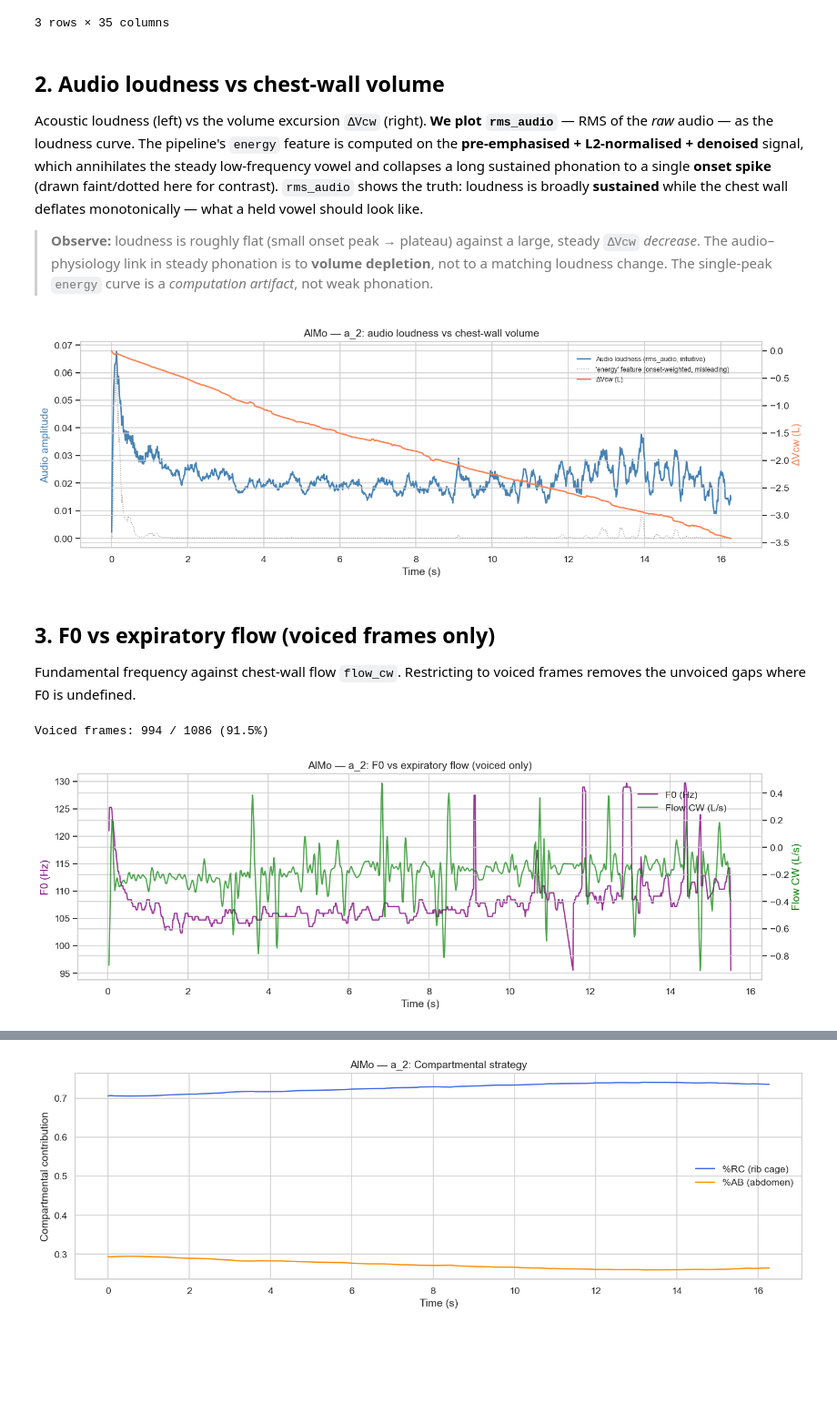
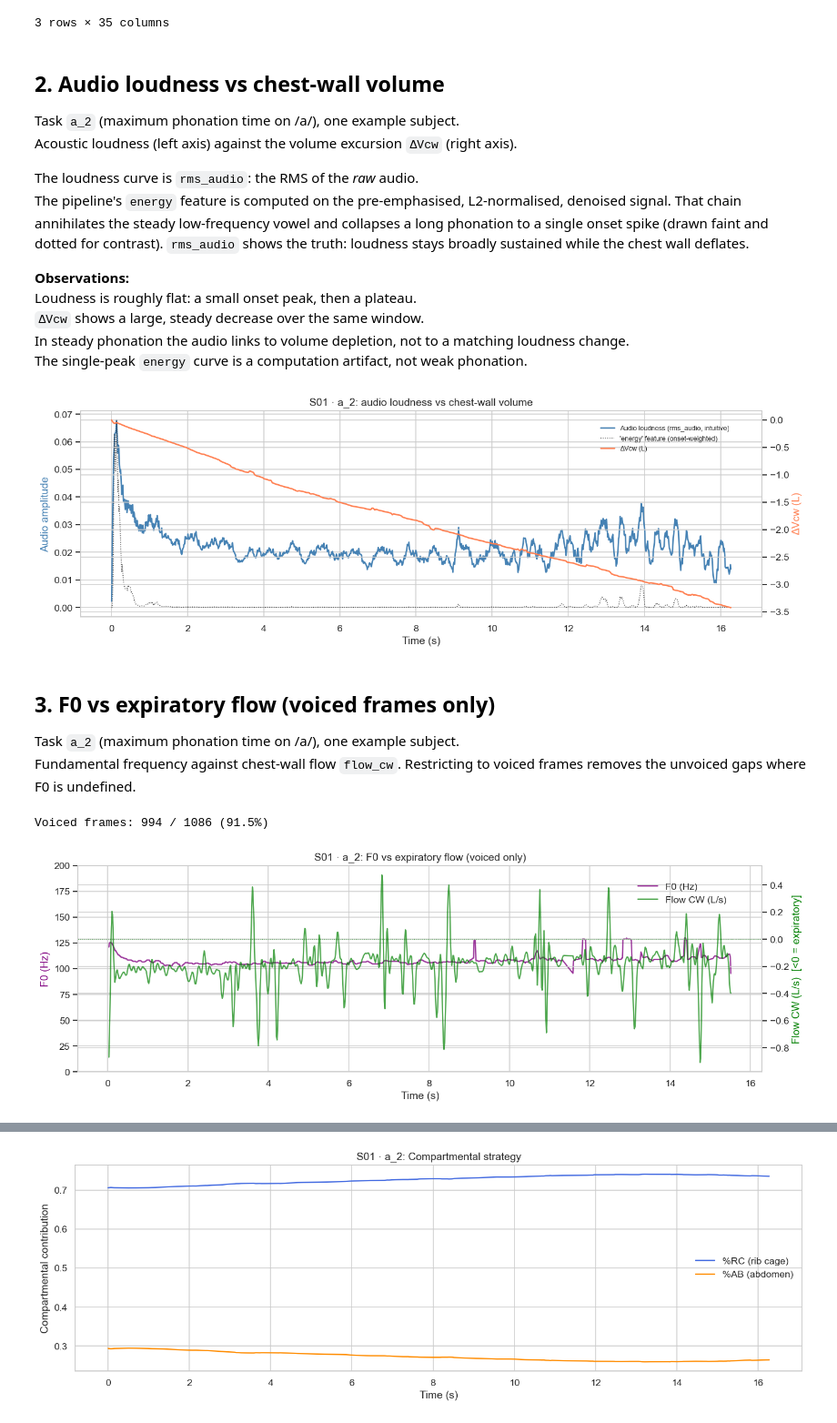
Before and after one commit to Frasavenix/Respiratory-Volumes-and-Speech-pneumophonic_pipeline, a Jupyter notebook: notebooks/02_paired_feature_visualization.ipynb, the cells around one changed output, grey strips where cells are left out. Shown at 91% size. Saved outputs shown, nothing was run; the diff lists cells and outputs as text; code cells hidden in the pictures; blank space fills up the shorter version.

```diff
--- a/notebooks/02_paired_feature_visualization.ipynb
+++ b/notebooks/02_paired_feature_visualization.ipynb
@@ -94,48 +102,56 @@ Compartmental check |Vrc + Vab - Vcw| = 3.25e-07 L  ->  OK
 3 rows × 35 columns
 # %% [markdown]
 ## 2. Audio loudness vs chest-wall volume
+Task `a_2` (maximum phonation time on /a/), one example subject.\
+Acoustic loudness (left axis) against the volume excursion `ΔVcw` (right axis).
 
-Acoustic loudness (left) vs the volume excursion `ΔVcw` (right). **We plot `rms_audio`** — RMS of the *raw* audio — as the loudness curve. The pipeline's `energy` feature is computed on the **pre-emphasised + L2-normalised + denoised** signal, which annihilates the steady low-frequency vowel and collapses a long sustained phonation to a single **onset spike** (drawn faint/dotted here for contrast). `rms_audio` shows the truth: loudness is broadly **sustained** while the chest wall deflates monotonically — what a held vowel should look like.
+The loudness curve is `rms_audio`: the RMS of the *raw* audio.\
+The pipeline's `energy` feature is computed on the pre-emphasised, L2-normalised, denoised signal. That chain annihilates the steady low-frequency vowel and collapses a long phonation to a single onset spike (drawn faint and dotted for contrast). `rms_audio` shows the truth: loudness stays broadly sustained while the chest wall deflates.
 
-> **Observe:** loudness is roughly flat (small onset peak → plateau) against a large, steady `ΔVcw` *decrease*. The audio–physiology link in steady phonation is to **volume depletion**, not to a matching loudness change. The single-peak `energy` curve is a *computation artifact*, not weak phonation.
+**Observations:**\
+Loudness is roughly flat: a small onset peak, then a plateau.\
+`ΔVcw` shows a large, steady decrease over the same window.\
+In steady phonation the audio links to volume depletion, not to a matching loudness change.\
+The single-peak `energy` curve is a computation artifact, not weak phonation.
 # %%
 fig, ax1 = plt.subplots(figsize=(13, 4.5))
 # rms_audio = true raw loudness (sustained); 'energy' is pre-emphasised+normalised
-# and collapses to an onset spike — shown faint/scaled for contrast only.
+# and collapses to an onset spike, shown faint/scaled for contrast only.
 amp = df['rms_audio'] if 'rms_audio' in df.columns else df['energy']
 ax1.plot(df['time'], amp, color='steelblue', lw=1.7, label='Audio loudness (rms_audio, intuitive)')
 if 'rms_audio' in df.columns and df['energy'].max() > 0:
     en = df['energy'] / df['energy'].max() * float(amp.max())
-    ax1.plot(df['time'], en, color='gray', lw=1.0, ls=':', alpha=0.75,
-             label="'energy' feature (onset-weighted, misleading)")
+    ax1.plot(df['time'], en, color='black', lw=1.0, ls=':', alpha=0.75,
+             label="'energy' feature (onset-weighted)")
 ax1.set_ylabel('Audio amplitude', color='steelblue'); ax1.set_xlabel('Time (s)')
 ax2 = ax1.twinx()
 ax2.plot(df['time'], df['delta_vcw'], color='coral', lw=1.7, label='ΔVcw (L)')
 ax2.set_ylabel('ΔVcw (L)', color='coral')
-ax1.set_title(f"{SID} — {TASK}: audio loudness vs chest-wall volume")
+ax1.set_title(f"{anon(SID)} · {TASK}: audio loudness vs chest-wall volume")
 fig.legend(loc='upper right', bbox_to_anchor=(0.9, 0.88), fontsize=8)
 plt.tight_layout(); plt.show()
 # %% [output]
-[figure, old version]
+[figure, new version]
 # %% [markdown]
 ## 3. F0 vs expiratory flow (voiced frames only)
-Fundamental frequency against chest-wall flow `flow_cw`. Restricting to voiced frames removes the
-unvoiced gaps where F0 is undefined.
+Task `a_2` (maximum phonation time on /a/), one example subject.\
+Fundamental frequency against chest-wall flow `flow_cw`. Restricting to voiced frames removes the unvoiced gaps where F0 is undefined.
 # %%
-
 voiced = df[df['voiced'] == 1.0].copy()
 print(f"Voiced frames: {len(voiced)} / {len(df)} ({len(voiced)/len(df)*100:.1f}%)")
 
 fig, ax1 = plt.subplots(figsize=(13, 4.5))
 ax1.plot(voiced['time'], voiced['f0'], color='purple', alpha=0.8, label='F0 (Hz)')
 ax1.set_ylabel('F0 (Hz)', color='purple'); ax1.set_xlabel('Time (s)')
+ax1.set_ylim(0, 200)
 ax2 = ax1.twinx()
 ax2.plot(voiced['time'], voiced['flow_cw'], color='green', alpha=0.7, label='Flow CW (L/s)')
-ax2.set_ylabel('Flow CW (L/s)', color='green')
-ax1.set_title(f"{SID} — {TASK}: F0 vs expiratory flow (voiced only)")
+ax2.axhline(0, color='green', ls=':', lw=0.9, alpha=0.6)   # zero-flow reference: expiration sits below it
+ax2.set_ylabel('Flow CW (L/s)  [<0 = expiratory]', color='green')
+ax1.set_title(f"{anon(SID)} · {TASK}: F0 vs expiratory flow (voiced only)")
 fig.legend(loc='upper right', bbox_to_anchor=(0.9, 0.88))
 plt.tight_layout(); plt.show()
 # %% [output]
 Voiced frames: 994 / 1086 (91.5%)
-[figure, old version]
+[figure, new version]
 # %% [markdown]
```
Also changed, not shown: parts of 26 cells of this notebook, 8 other files.
